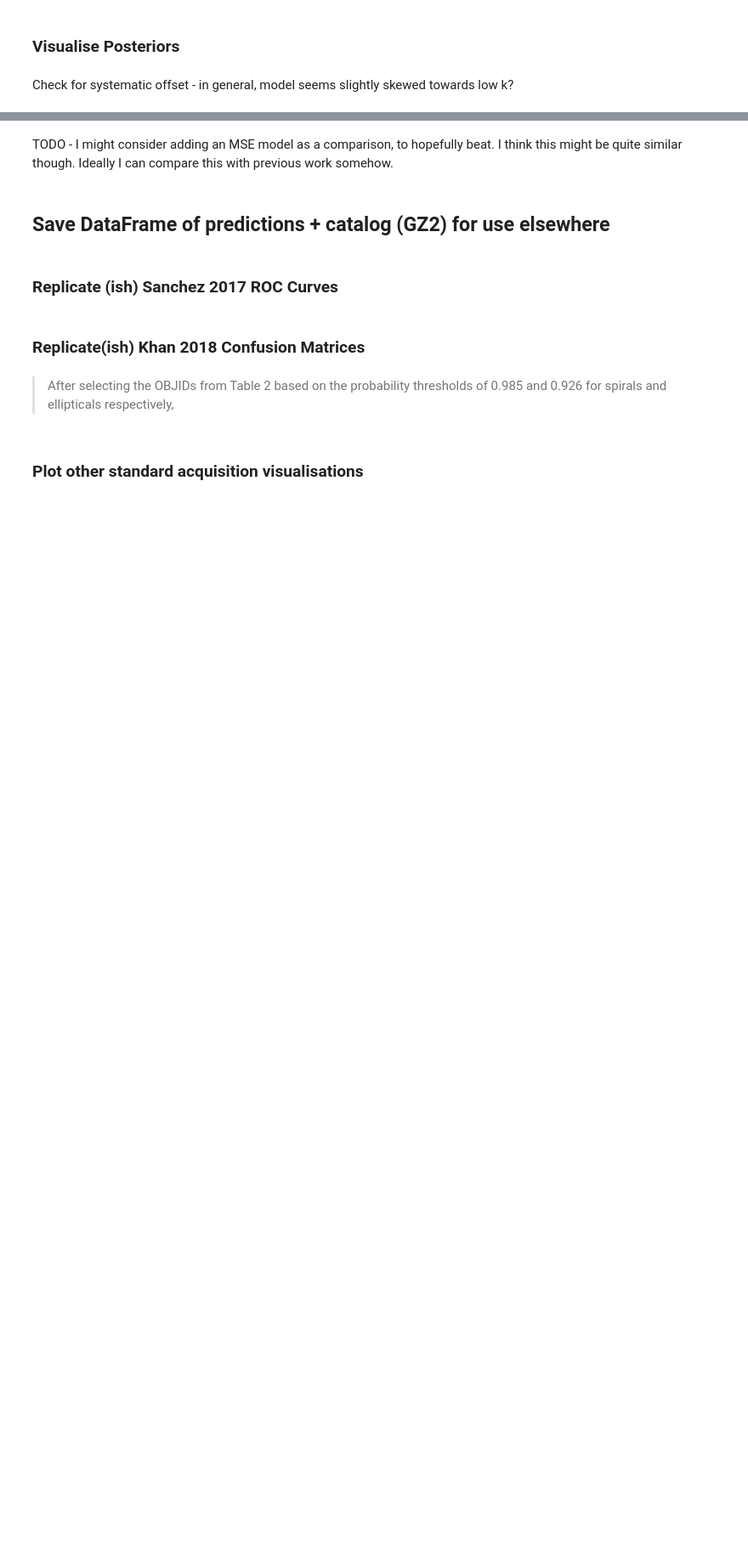
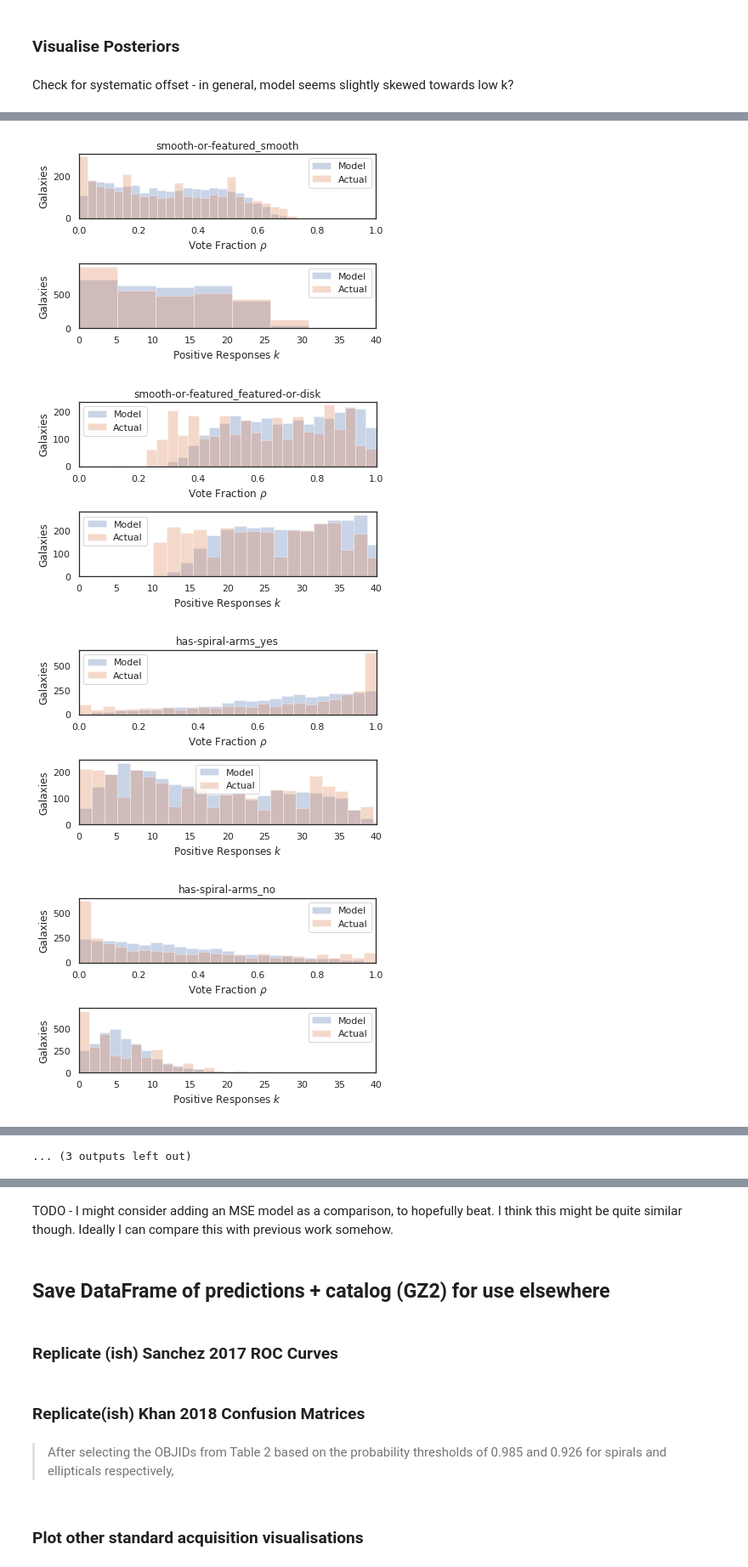
Before and after one commit to colinleach/zoobot, a Jupyter notebook: notebooks/multiq/predictions.ipynb, the cells around one changed output, grey strips where cells are left out. Shown at 85% size. Drawn from its saved outputs; the diff is of its cells as text; code cells hidden in the pictures; blank space fills up the shorter version.

```diff
--- a/notebooks/multiq/predictions.ipynb
+++ b/notebooks/multiq/predictions.ipynb
@@ -582,0 +463,3 @@ plt.hist(sim_model.total_votes), sim_model.total_votes.mean()
+# %%
+save_dir = 'results/temp'
+save_top_n(schema, save_dir)
@@ -616,0 +549,10 @@ fig.tight_layout()
+# %%
+for answer in schema.answers:
+    samples, labels, total_votes = get_single_answer_data(df, answer, n=len(df))
+    fig = show_population_stats(samples, labels, total_votes, answer.text)
+    fig.savefig(save_dir + '/population_distribution_' + answer.text + '.png')
+# %% [output]
+[figure, added]
+[figure, added]
+[figure, added]
+[figure, added]
@@ -617,3 +567,4 @@ fig.tight_layout()
+... (3 outputs left out)
 # %%
 def custom_samples(samples, labels, total_votes):
     sns.set_context('paper', font_scale=1.5)
```
Also changed, not shown: parts of 73 cells of this notebook, 2 other files.
